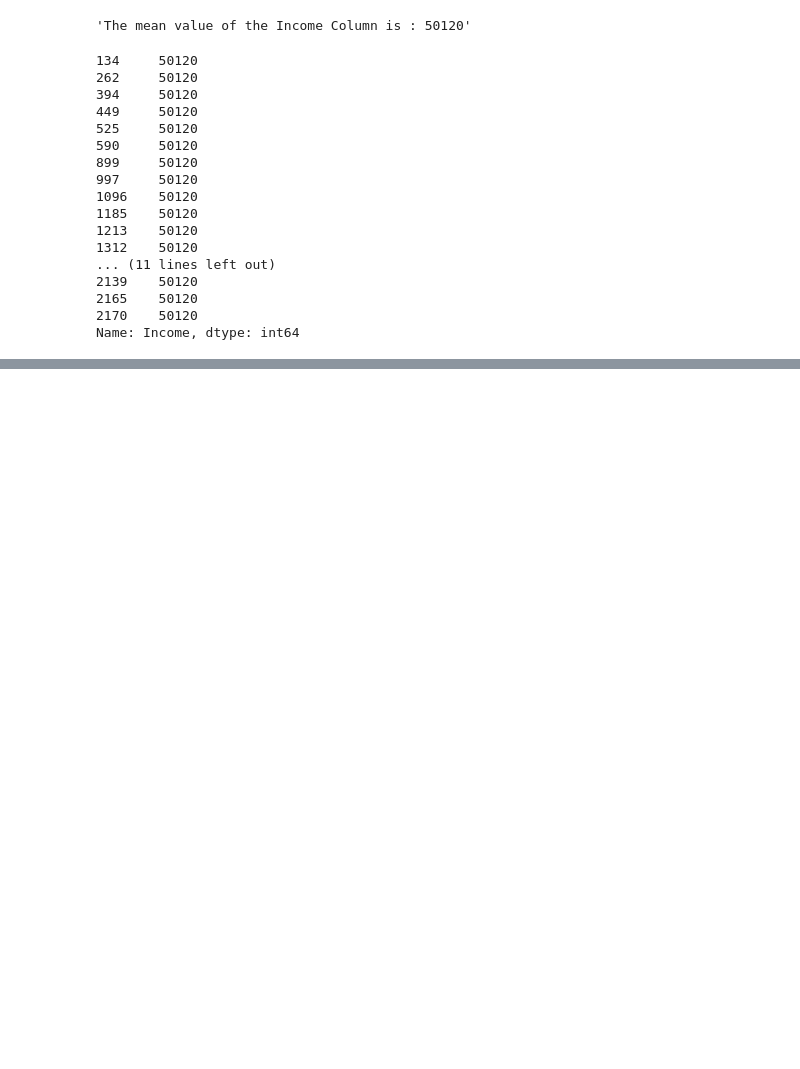
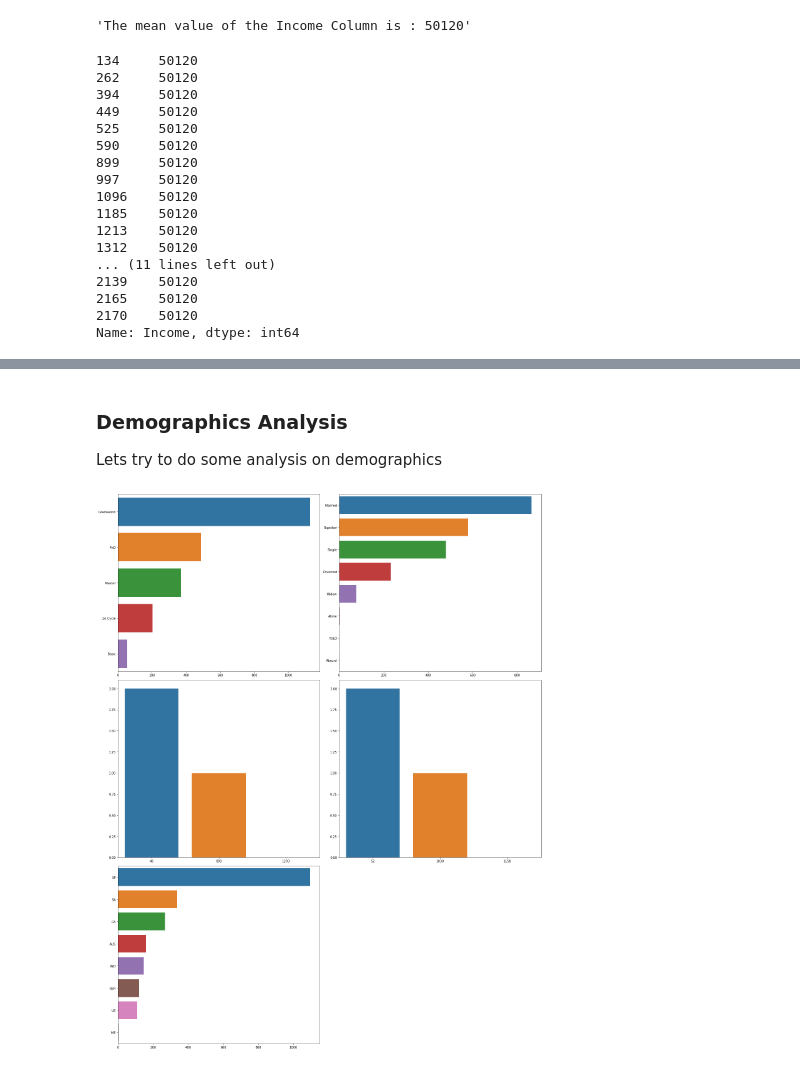
Before and after one commit to AmarKothare/HV_Retail_sales, a Jupyter notebook: EDA.ipynb, the cells around one changed output, grey strips where cells are left out. Drawn from its saved outputs; the diff is of its cells as text; code cells hidden in the pictures; blank space fills up the shorter version.

```diff
--- a/EDA.ipynb
+++ b/EDA.ipynb
@@ -261,0 +290,21 @@ Name: Income, dtype: int64
+# %% [markdown]
+### Demographics Analysis
+
+Lets try to do some analysis on demographics
+# %%
+# Lets do some value counts on Education, Marital Status, Kid home, Teen Home, Country
+
+demog_val = ["Education","Marital_Status","Kidhome","Teenhome","Country"]
+
+
+plt.figure(figsize=(20,25))
+for i, column in enumerate(demog_val):
+    plt.subplot(3,2,i+1)
+    value_counts = data[column].value_counts().sort_values(ascending=False)  # Sort value counts in descending order
+    sns.barplot(x=value_counts.values, y=value_counts.index)  # Create bar plot
+
+
+plt.tight_layout()
+plt.show()
+# %% [output]
+[figure, added]
```
Also changed, not shown: parts of 4 cells of this notebook.
